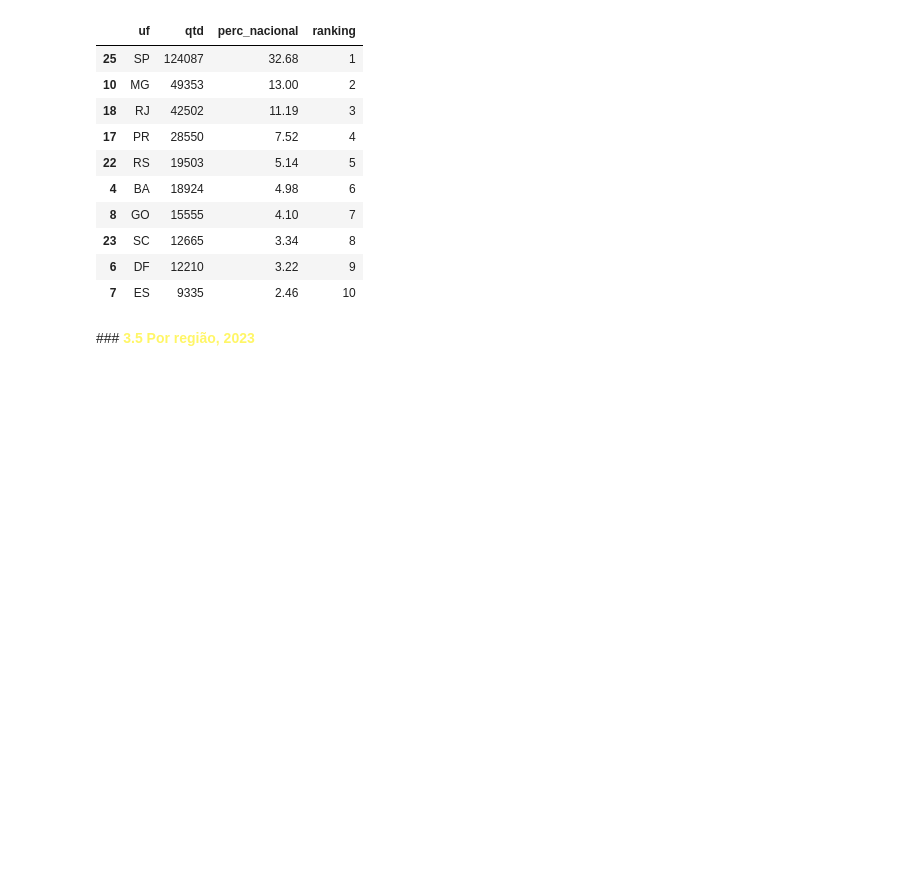
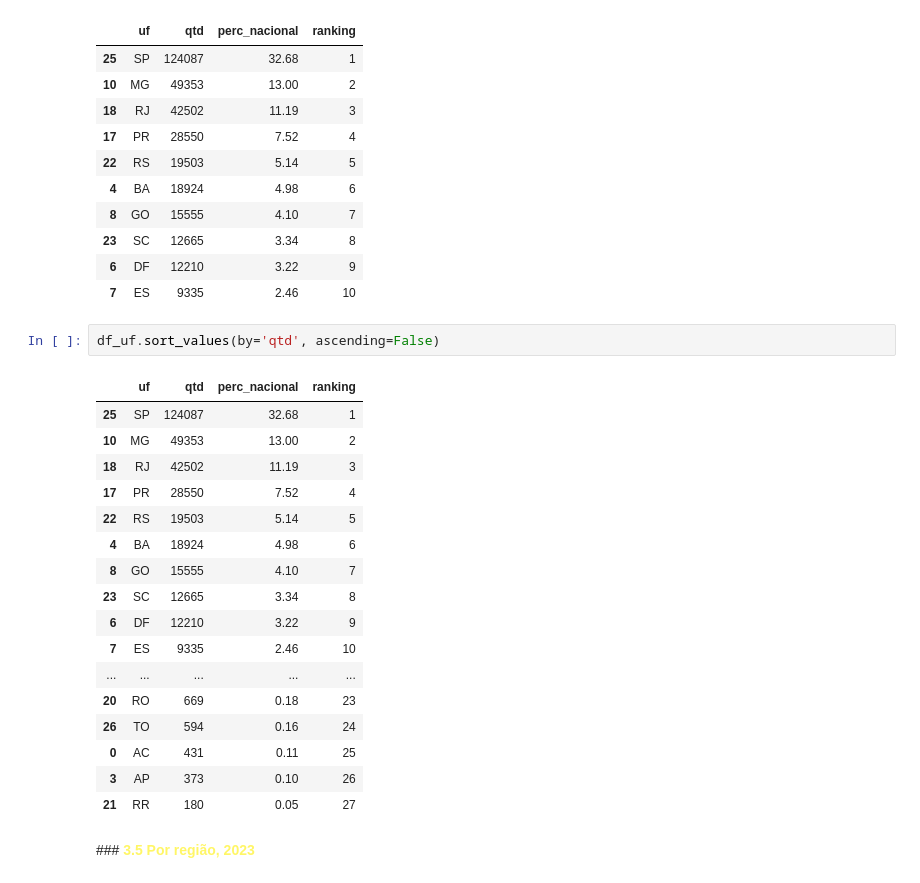
Before and after one commit to gabrielmprata/Anatel_Reclamacoes, a Jupyter notebook: Anatel_Reclamacoes_Analises_e_Graficos.ipynb, the cells around one changed output. Cells and saved outputs as stored; diff of their text form; blank space fills up the shorter version.

```diff
--- a/Anatel_Reclamacoes_Analises_e_Graficos.ipynb
+++ b/Anatel_Reclamacoes_Analises_e_Graficos.ipynb
@@ -187,6 +187,26 @@ df_uf_perc
 | 23 | SC | 12665 | 3.34 | 8 |
 | 6 | DF | 12210 | 3.22 | 9 |
 | 7 | ES | 9335 | 2.46 | 10 |
+# %%
+df_uf.sort_values(by='qtd', ascending=False)
+# %% [output]
+|  | uf | qtd | perc_nacional | ranking |
+| 25 | SP | 124087 | 32.68 | 1 |
+| 10 | MG | 49353 | 13.00 | 2 |
+| 18 | RJ | 42502 | 11.19 | 3 |
+| 17 | PR | 28550 | 7.52 | 4 |
+| 22 | RS | 19503 | 5.14 | 5 |
+| 4 | BA | 18924 | 4.98 | 6 |
+| 8 | GO | 15555 | 4.10 | 7 |
+| 23 | SC | 12665 | 3.34 | 8 |
+| 6 | DF | 12210 | 3.22 | 9 |
+| 7 | ES | 9335 | 2.46 | 10 |
+| ... | ... | ... | ... | ... |
+| 20 | RO | 669 | 0.18 | 23 |
+| 26 | TO | 594 | 0.16 | 24 |
+| 0 | AC | 431 | 0.11 | 25 |
+| 3 | AP | 373 | 0.10 | 26 |
+| 21 | RR | 180 | 0.05 | 27 |
 # %% [markdown]
 ###**<font color=#fff666> 3.5 Por região, 2023**
 # %%
```
Also changed, not shown: parts of 2 cells of this notebook.
